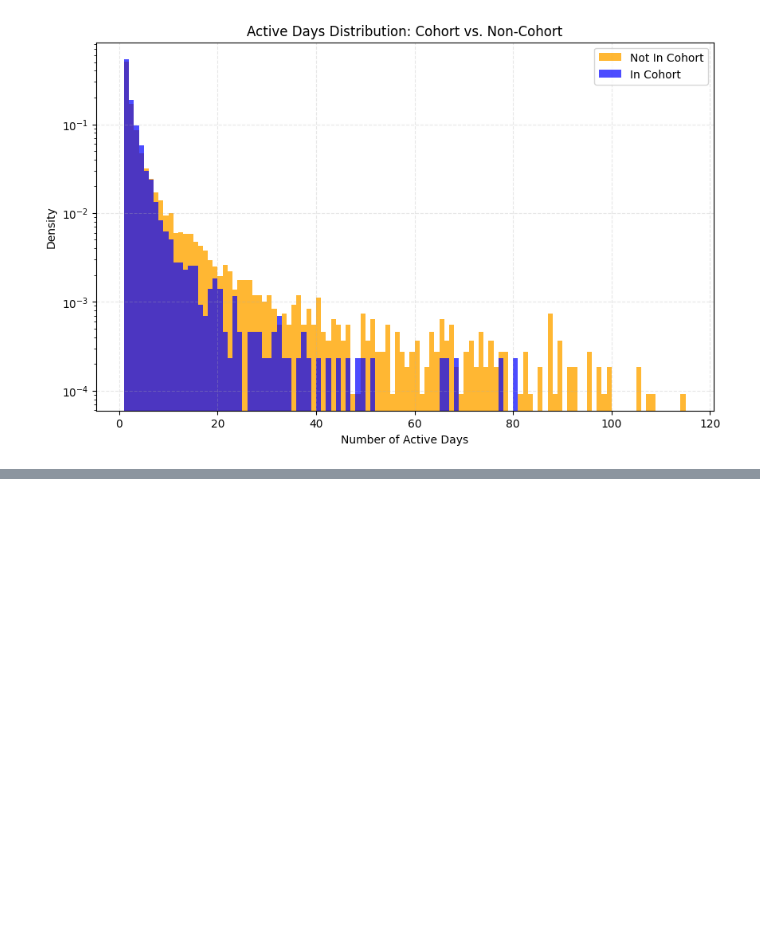
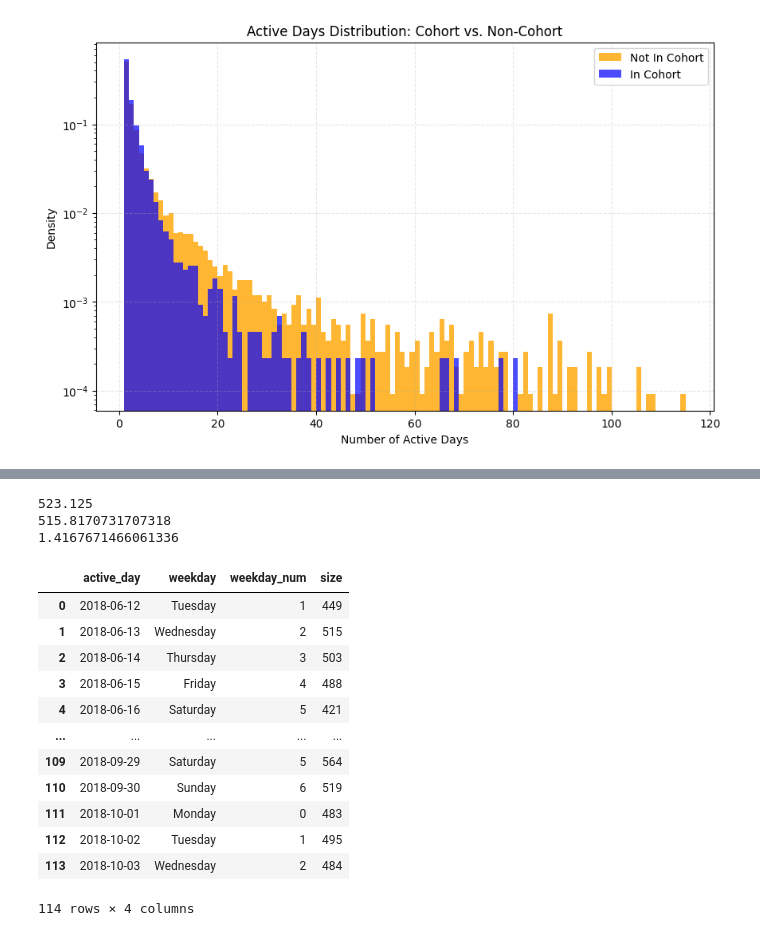
Before and after one commit to Adir-Amar/FloodIt-product-analytics, a Jupyter notebook: notebooks/02_retention_analysis.ipynb, the cells around one changed output, grey strips where cells are left out. Cells and saved outputs as stored; diff of their text form; code cells hidden in the pictures; blank space fills up the shorter version.

```diff
--- a/notebooks/02_retention_analysis.ipynb
+++ b/notebooks/02_retention_analysis.ipynb
@@ -264,0 +311,30 @@ plt.show()
+# %%
+avg_per_weekend_day = user_journal_aggs[user_journal_aggs['weekday_num'] >= 5]['n_user_days'].sum() / user_journal_aggs[user_journal_aggs['weekday_num'] >= 5]['n_dates'].sum()
+avg_per_weekday = user_journal_aggs[user_journal_aggs['weekday_num'] < 5]['n_user_days'].sum() / user_journal_aggs[user_journal_aggs['weekday_num'] < 5]['n_dates'].sum()
+
+weekend_weekday_proportion = 100 * avg_per_weekend_day / avg_per_weekday - 100
+
+print(avg_per_weekend_day)
+print(avg_per_weekday)
+print(weekend_weekday_proportion)
+# %% [output]
+523.125
+515.8170731707318
+1.4167671466061336
+# %%
+active_days_daily_logs = user_journal.groupby(['active_day', 'weekday', 'weekday_num'], as_index = False).size()
+active_days_daily_logs
+# %% [output]
+|  | active_day | weekday | weekday_num | size |
+| 0 | 2018-06-12 | Tuesday | 1 | 449 |
+| 1 | 2018-06-13 | Wednesday | 2 | 515 |
+| 2 | 2018-06-14 | Thursday | 3 | 503 |
+| 3 | 2018-06-15 | Friday | 4 | 488 |
+| 4 | 2018-06-16 | Saturday | 5 | 421 |
+| ... | ... | ... | ... | ... |
+| 109 | 2018-09-29 | Saturday | 5 | 564 |
+| 110 | 2018-09-30 | Sunday | 6 | 519 |
+| 111 | 2018-10-01 | Monday | 0 | 483 |
+| 112 | 2018-10-02 | Tuesday | 1 | 495 |
+| 113 | 2018-10-03 | Wednesday | 2 | 484 |
+114 rows × 4 columns
```
Also changed, not shown: parts of 12 cells of this notebook.
